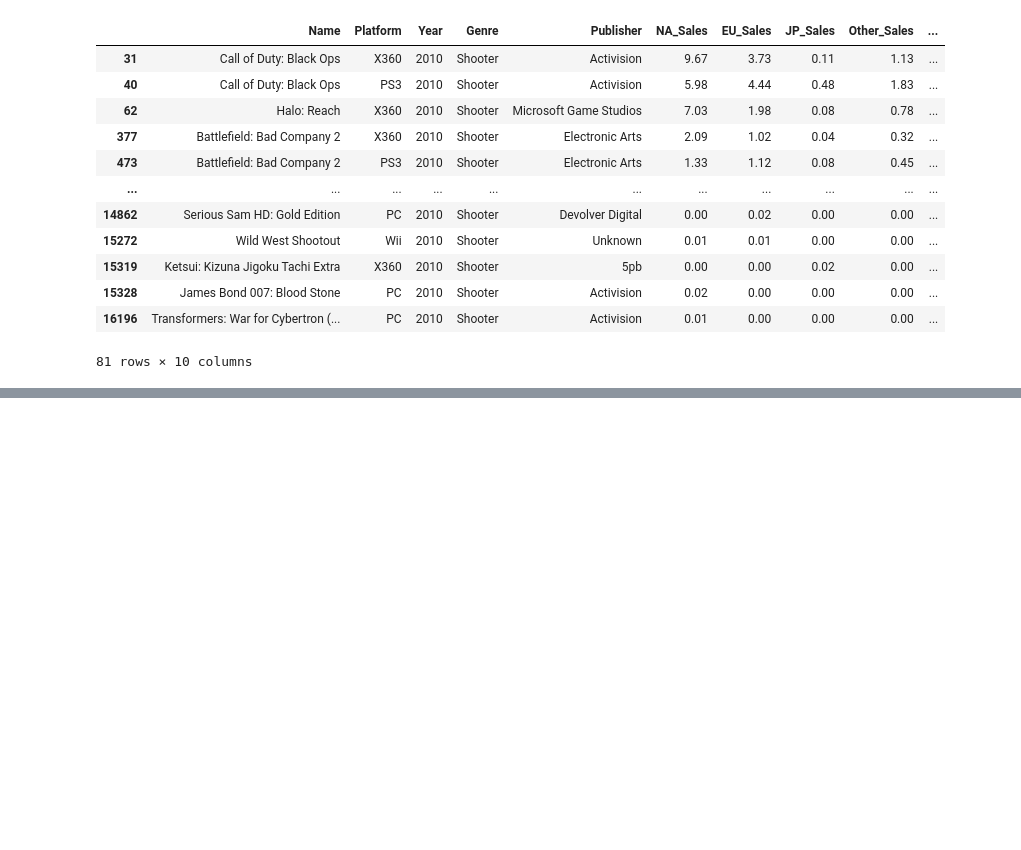
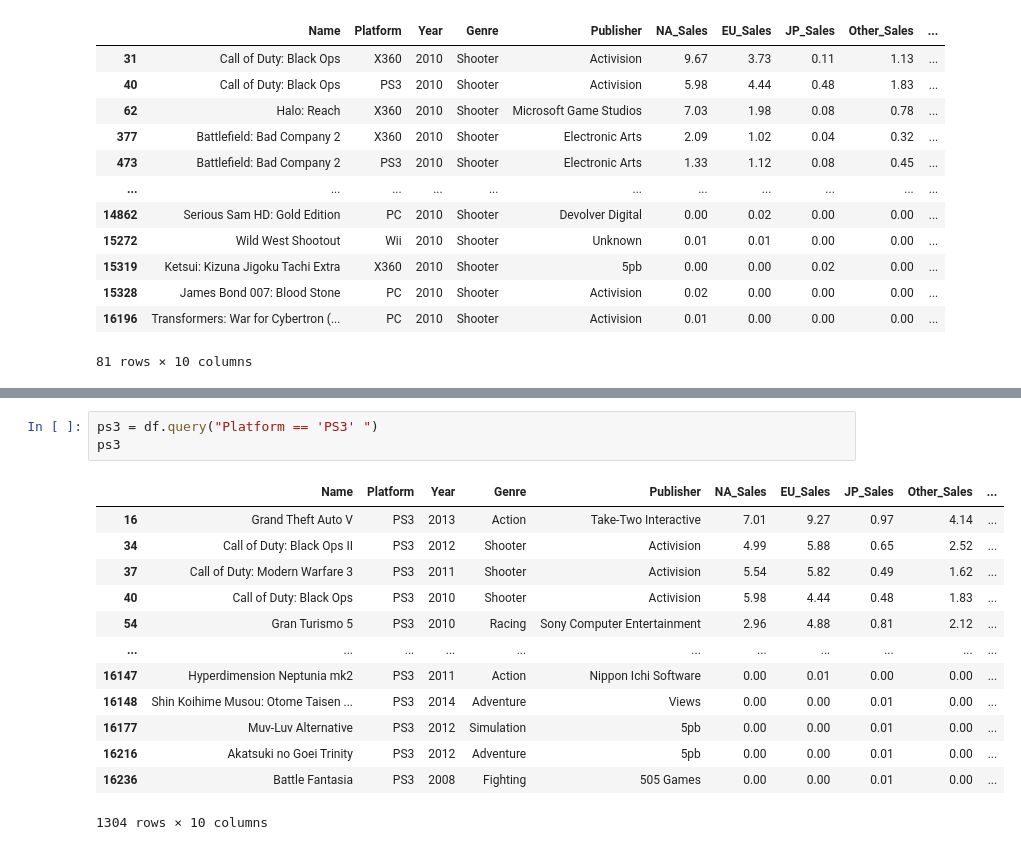
Before and after one commit to sienchoon/coding-challenge-practice, a Jupyter notebook: Pandas_Practice/practice_df.ipynb, the cells around one changed output, grey strips where cells are left out. Cells and saved outputs as stored; diff of their text form; blank space fills up the shorter version.

```diff
--- a/Pandas_Practice/practice_df.ipynb
+++ b/Pandas_Practice/practice_df.ipynb
@@ -565,0 +628,17 @@ df.loc[Shooter & (year_2010)]
+# %%
+ps3 = df.query("Platform == 'PS3' ")
+ps3
+# %% [output]
+|  | Name | Platform | Year | Genre | Publisher | NA_Sales | EU_Sales | JP_Sales | Other_Sales | ... |
+| 16 | Grand Theft Auto V | PS3 | 2013 | Action | Take-Two Interactive | 7.01 | 9.27 | 0.97 | 4.14 | ... |
+| 34 | Call of Duty: Black Ops II | PS3 | 2012 | Shooter | Activision | 4.99 | 5.88 | 0.65 | 2.52 | ... |
+| 37 | Call of Duty: Modern Warfare 3 | PS3 | 2011 | Shooter | Activision | 5.54 | 5.82 | 0.49 | 1.62 | ... |
+| 40 | Call of Duty: Black Ops | PS3 | 2010 | Shooter | Activision | 5.98 | 4.44 | 0.48 | 1.83 | ... |
+| 54 | Gran Turismo 5 | PS3 | 2010 | Racing | Sony Computer Entertainment | 2.96 | 4.88 | 0.81 | 2.12 | ... |
+| ... | ... | ... | ... | ... | ... | ... | ... | ... | ... | ... |
+| 16147 | Hyperdimension Neptunia mk2 | PS3 | 2011 | Action | Nippon Ichi Software | 0.00 | 0.01 | 0.00 | 0.00 | ... |
+| 16148 | Shin Koihime Musou: Otome Taisen ... | PS3 | 2014 | Adventure | Views | 0.00 | 0.00 | 0.01 | 0.00 | ... |
+| 16177 | Muv-Luv Alternative | PS3 | 2012 | Simulation | 5pb | 0.00 | 0.00 | 0.01 | 0.00 | ... |
+| 16216 | Akatsuki no Goei Trinity | PS3 | 2012 | Adventure | 5pb | 0.00 | 0.00 | 0.01 | 0.00 | ... |
+| 16236 | Battle Fantasia | PS3 | 2008 | Fighting | 505 Games | 0.00 | 0.00 | 0.01 | 0.00 | ... |
+1304 rows × 10 columns
```
Also changed, not shown: parts of 15 cells of this notebook.
